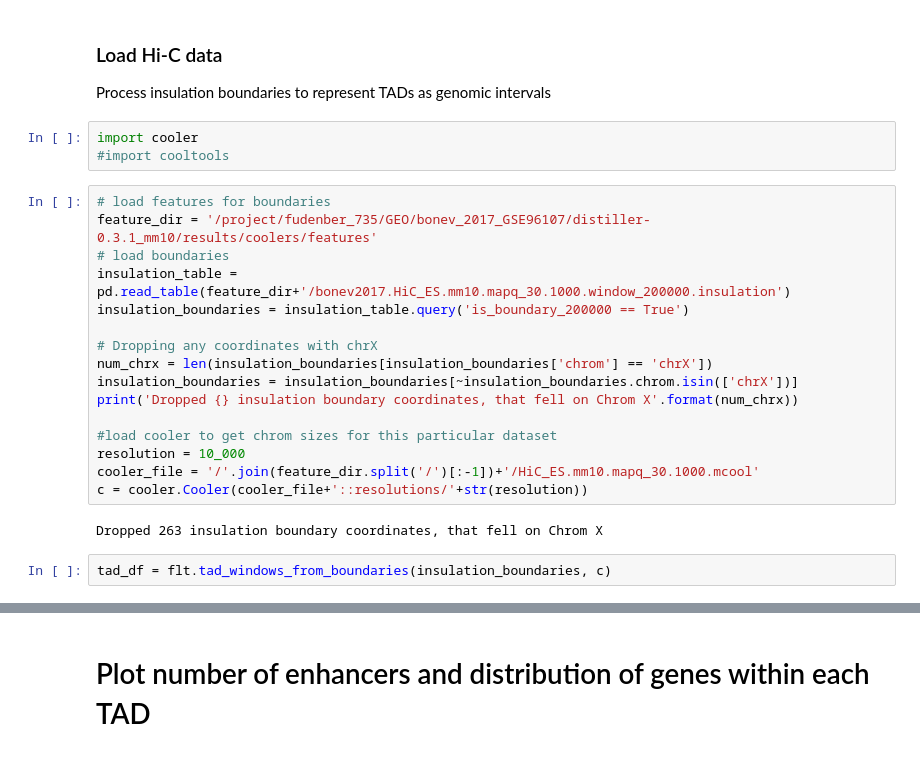
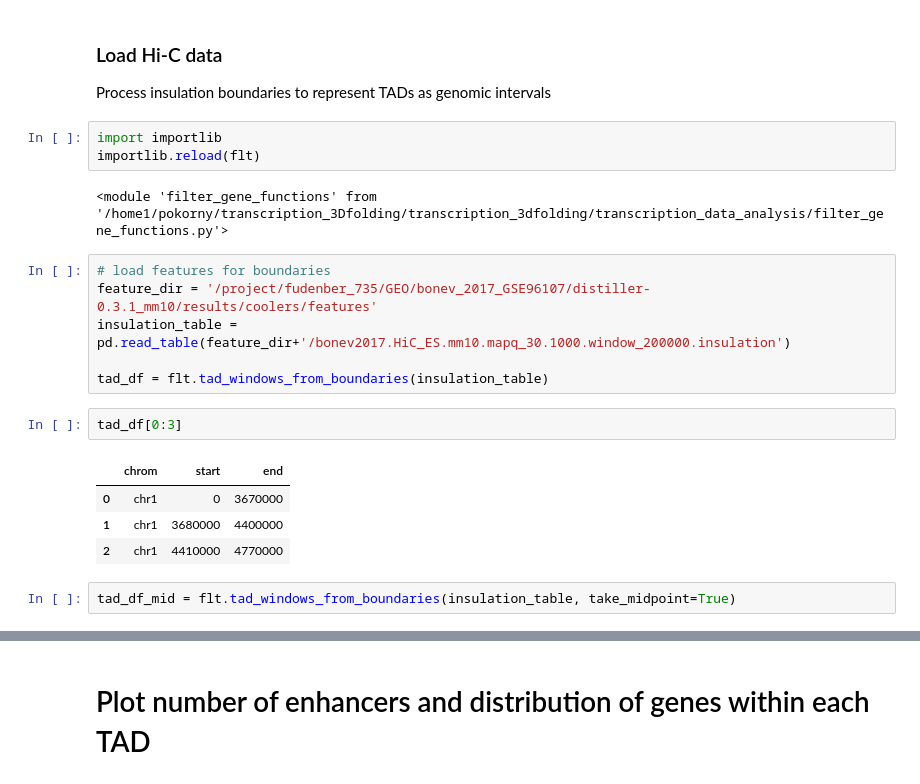
Before and after one commit to Bozhie/transcription_3Dfolding, a Jupyter notebook: transcription_3dfolding/transcription_data_analysis/20221016_dNipBL_proximal_enhancers.ipynb, the cells around one changed output, grey strips where cells are left out. Saved outputs shown, nothing was run; the diff lists cells and outputs as text.

```diff
--- a/transcription_3dfolding/transcription_data_analysis/20221016_dNipBL_proximal_enhancers.ipynb
+++ b/transcription_3dfolding/transcription_data_analysis/20221016_dNipBL_proximal_enhancers.ipynb
@@ -128,26 +130,23 @@ plt.show()
 ### Load Hi-C data
 
 Process insulation boundaries to represent TADs as genomic intervals
-# %%
-import cooler
-#import cooltools
+# %%
+import importlib
+importlib.reload(flt)
+# %% [output]
+<module 'filter_gene_functions' from '/home1/pokorny/transcription_3Dfolding/transcription_3dfolding/transcription_data_analysis/filter_gene_functions.py'>
 # %%
 # load features for boundaries
 feature_dir = '/project/fudenber_735/GEO/bonev_2017_GSE96107/distiller-0.3.1_mm10/results/coolers/features'
-# load boundaries
 insulation_table = pd.read_table(feature_dir+'/bonev2017.HiC_ES.mm10.mapq_30.1000.window_200000.insulation')
-insulation_boundaries = insulation_table.query('is_boundary_200000 == True')
 
-# Dropping any coordinates with chrX
-num_chrx = len(insulation_boundaries[insulation_boundaries['chrom'] == 'chrX'])
-insulation_boundaries = insulation_boundaries[~insulation_boundaries.chrom.isin(['chrX'])]
-print('Dropped {} insulation boundary coordinates, that fell on Chrom X'.format(num_chrx))
-
-#load cooler to get chrom sizes for this particular dataset
-resolution = 10_000
-cooler_file = '/'.join(feature_dir.split('/')[:-1])+'/HiC_ES.mm10.mapq_30.1000.mcool'
-c = cooler.Cooler(cooler_file+'::resolutions/'+str(resolution))
+tad_df = flt.tad_windows_from_boundaries(insulation_table)
-# %% [output]
-Dropped 263 insulation boundary coordinates, that fell on Chrom X
-# %%
-tad_df = flt.tad_windows_from_boundaries(insulation_boundaries, c)
+# %%
+tad_df[0:3]
+# %% [output]
+|  | chrom | start | end |
+| 0 | chr1 | 0 | 3670000 |
+| 1 | chr1 | 3680000 | 4400000 |
+| 2 | chr1 | 4410000 | 4770000 |
+# %%
+tad_df_mid = flt.tad_windows_from_boundaries(insulation_table, take_midpoint=True)
```
Also changed, not shown: parts of 2 cells of this notebook, 3 other files.
